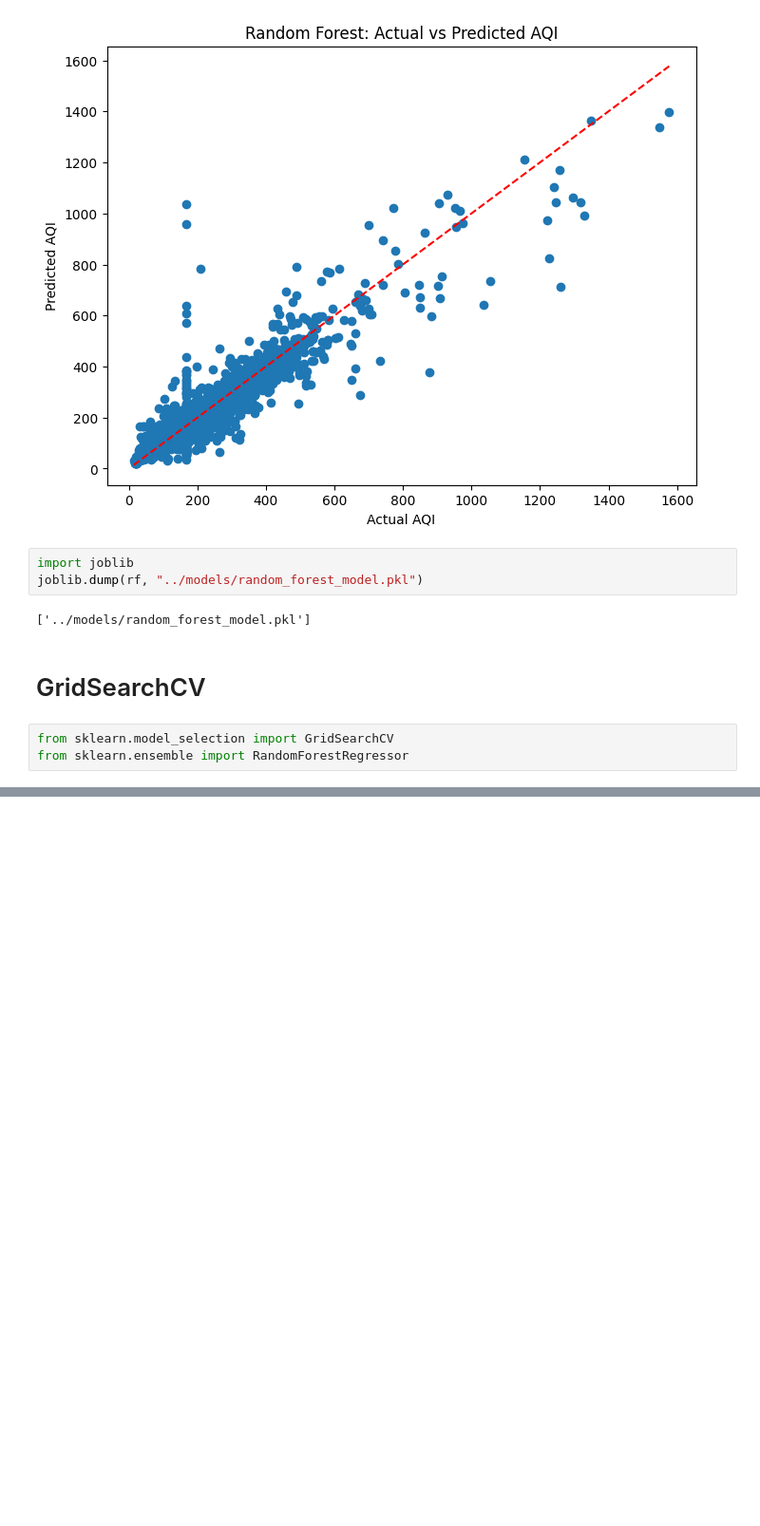
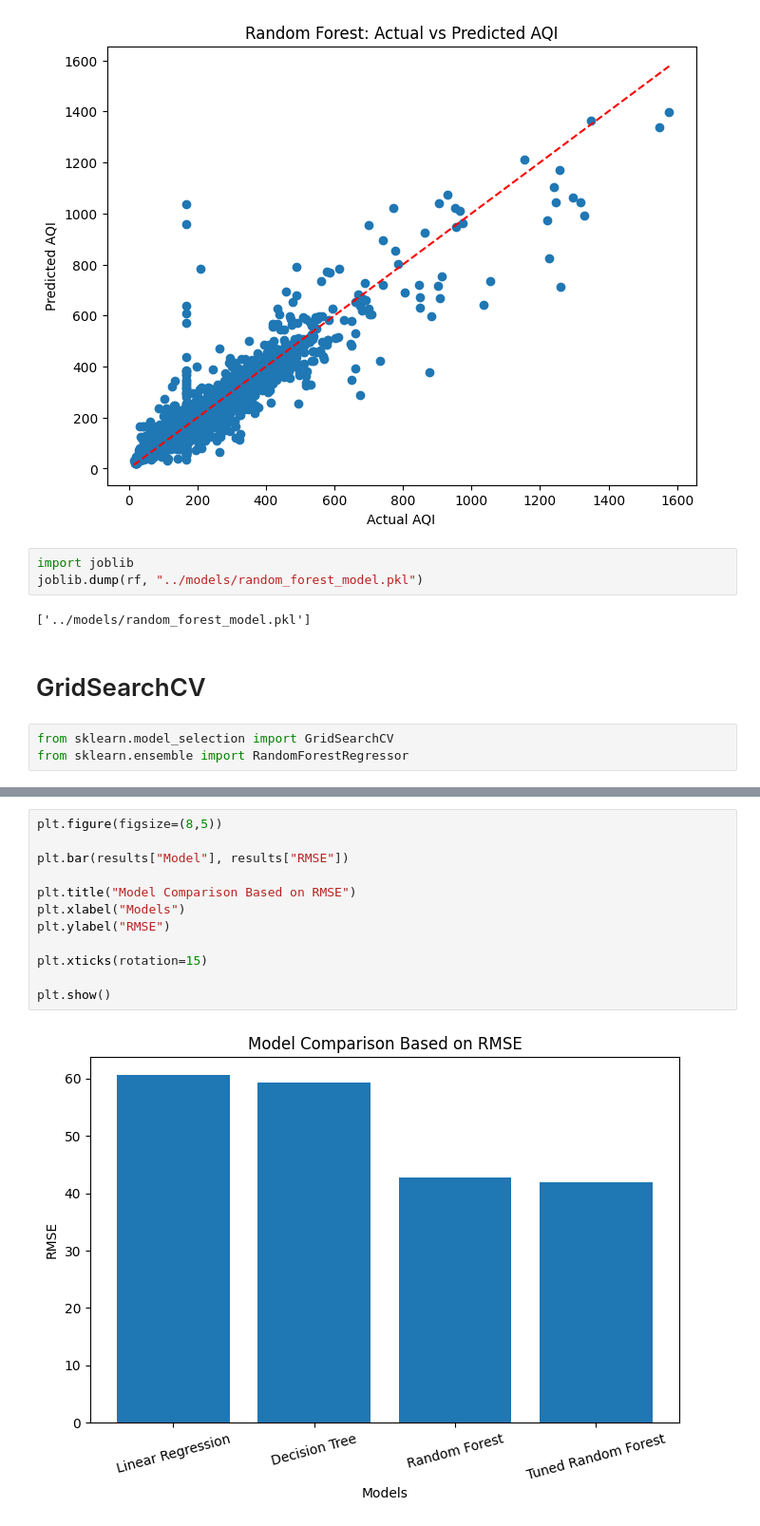
Before and after one commit to nikunjdixit-ai/-Air-AQI-Prediction, a Jupyter notebook: notebook/aqi_pipeline.ipynb, the cells around one changed output, grey strips where cells are left out. Shown at 95% size. Saved outputs shown, nothing was run; the diff lists cells and outputs as text; blank space fills up the shorter version.

```diff
--- a/notebook/aqi_pipeline.ipynb
+++ b/notebook/aqi_pipeline.ipynb
@@ -608,0 +708,14 @@ from sklearn.ensemble import RandomForestRegressor
+# %%
+plt.figure(figsize=(8,5))
+
+plt.bar(results["Model"], results["RMSE"])
+
+plt.title("Model Comparison Based on RMSE")
+plt.xlabel("Models")
+plt.ylabel("RMSE")
+
+plt.xticks(rotation=15)
+
+plt.show()
+# %% [output]
+[figure, added]
```
Also changed, not shown: parts of 14 cells of this notebook, 1 other file.
